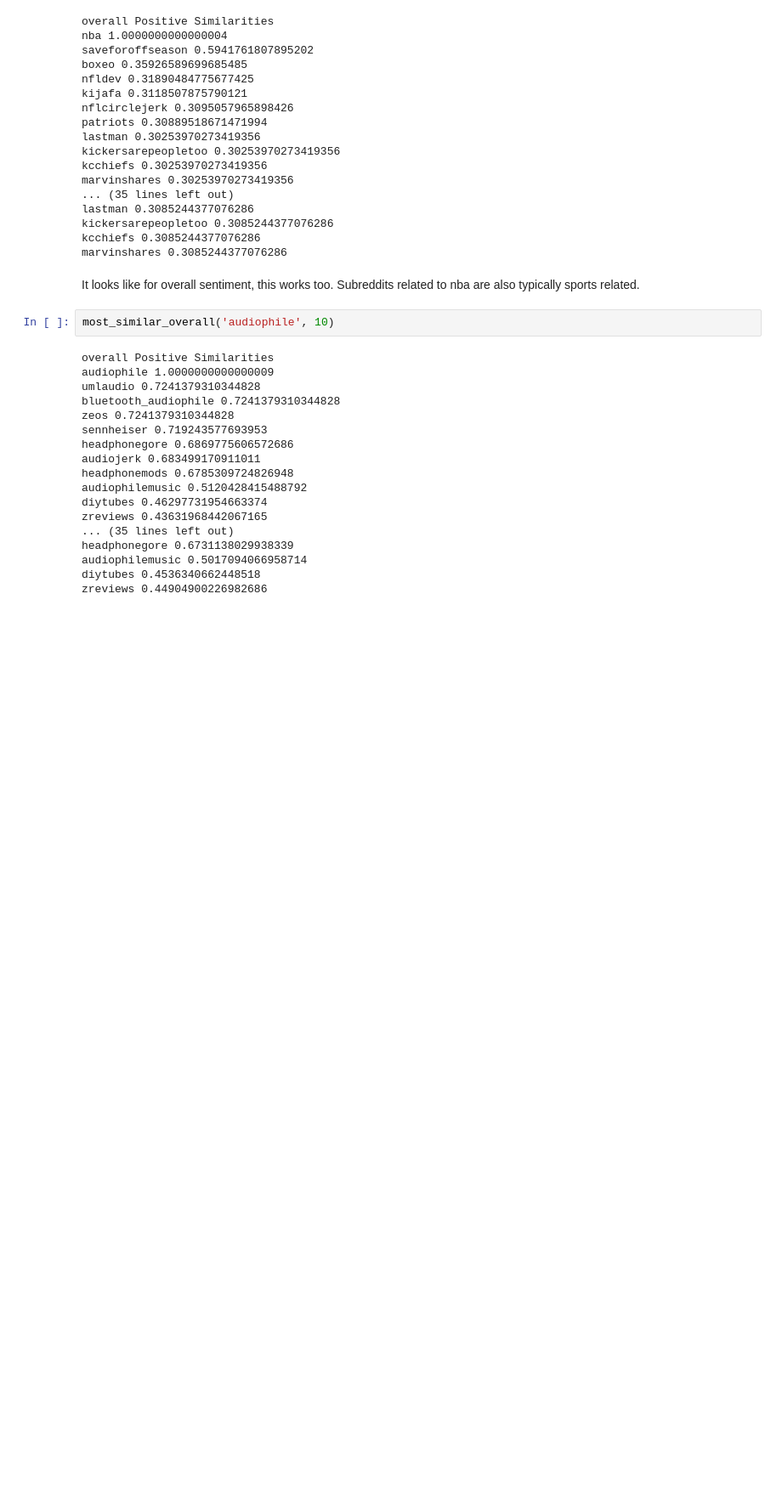
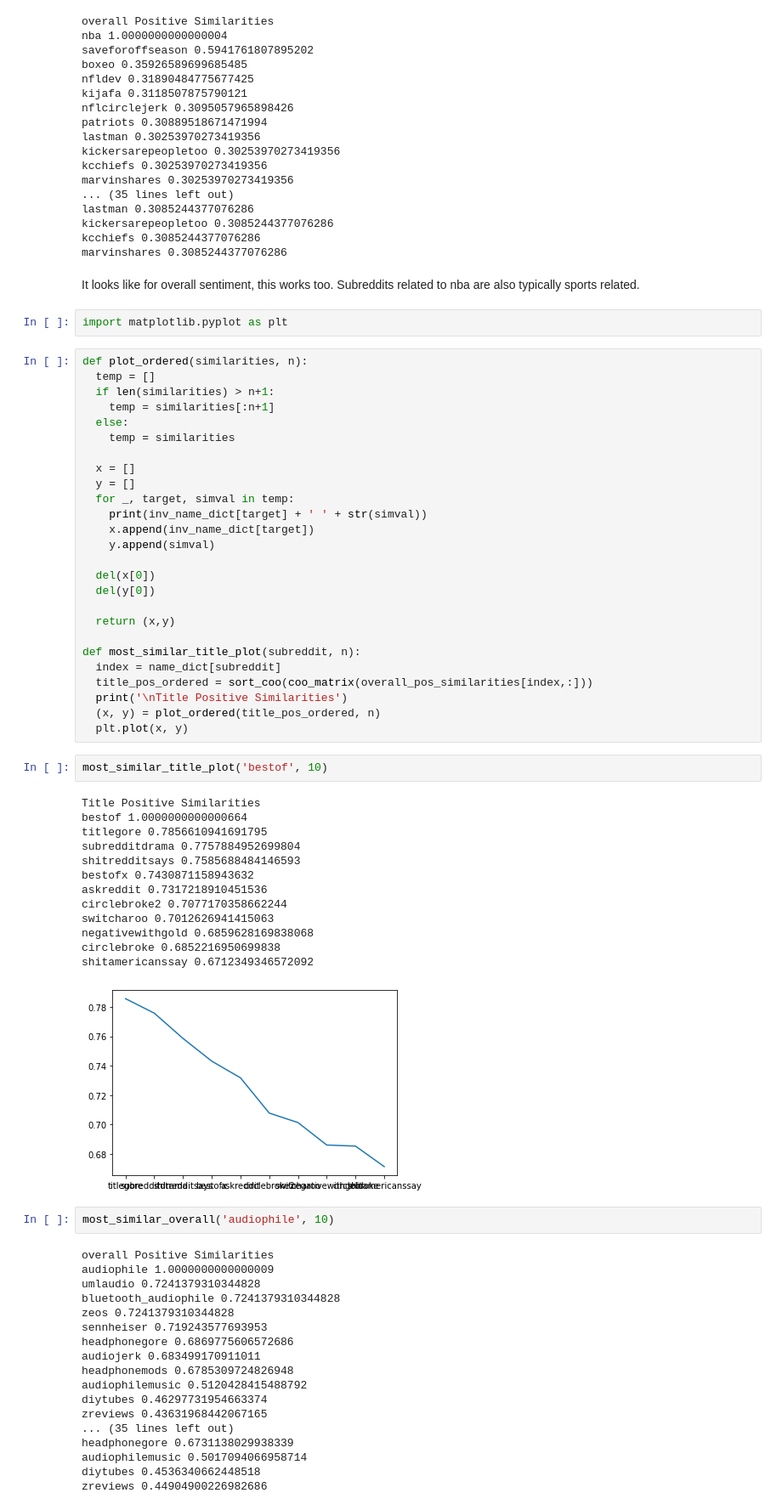
Before and after one commit to anonmw/CMPE256FinalProject, a Jupyter notebook: CMPE256_FinalProject_CosineSimilarity.ipynb, the cells around one changed output. Shown at 85% size. Cells and saved outputs as stored; diff of their text form; blank space fills up the shorter version.

```diff
--- a/CMPE256_FinalProject_CosineSimilarity.ipynb
+++ b/CMPE256_FinalProject_CosineSimilarity.ipynb
@@ -594,6 +630,50 @@ kcchiefs 0.3085244377076286
 marvinshares 0.3085244377076286
 # %% [markdown]
 It looks like for overall sentiment, this works too.  Subreddits related to nba are also typically sports related.
+# %%
+import matplotlib.pyplot as plt
+# %%
+def plot_ordered(similarities, n):
+  temp = []
+  if len(similarities) > n+1:
+    temp = similarities[:n+1]
+  else:
+    temp = similarities
+
+  x = []
+  y = []
+  for _, target, simval in temp:
+    print(inv_name_dict[target] + ' ' + str(simval))
+    x.append(inv_name_dict[target])
+    y.append(simval)
+
+  del(x[0])
+  del(y[0])
+
+  return (x,y)
+
+def most_similar_title_plot(subreddit, n):
+  index = name_dict[subreddit]
+  title_pos_ordered = sort_coo(coo_matrix(overall_pos_similarities[index,:]))
+  print('\nTitle Positive Similarities')
+  (x, y) = plot_ordered(title_pos_ordered, n)
+  plt.plot(x, y)
+# %%
+most_similar_title_plot('bestof', 10)
+# %% [output]
+Title Positive Similarities
+bestof 1.0000000000000664
+titlegore 0.7856610941691795
+subredditdrama 0.7757884952699804
+shitredditsays 0.7585688484146593
+bestofx 0.7430871158943632
+askreddit 0.7317218910451536
+circlebroke2 0.7077170358662244
+switcharoo 0.7012626941415063
+negativewithgold 0.6859628169838068
+circlebroke 0.6852216950699838
+shitamericanssay 0.6712349346572092
+[figure, added]
 # %%
 most_similar_overall('audiophile', 10)
 # %% [output]
```
Also changed, not shown: parts of 7 cells of this notebook.
